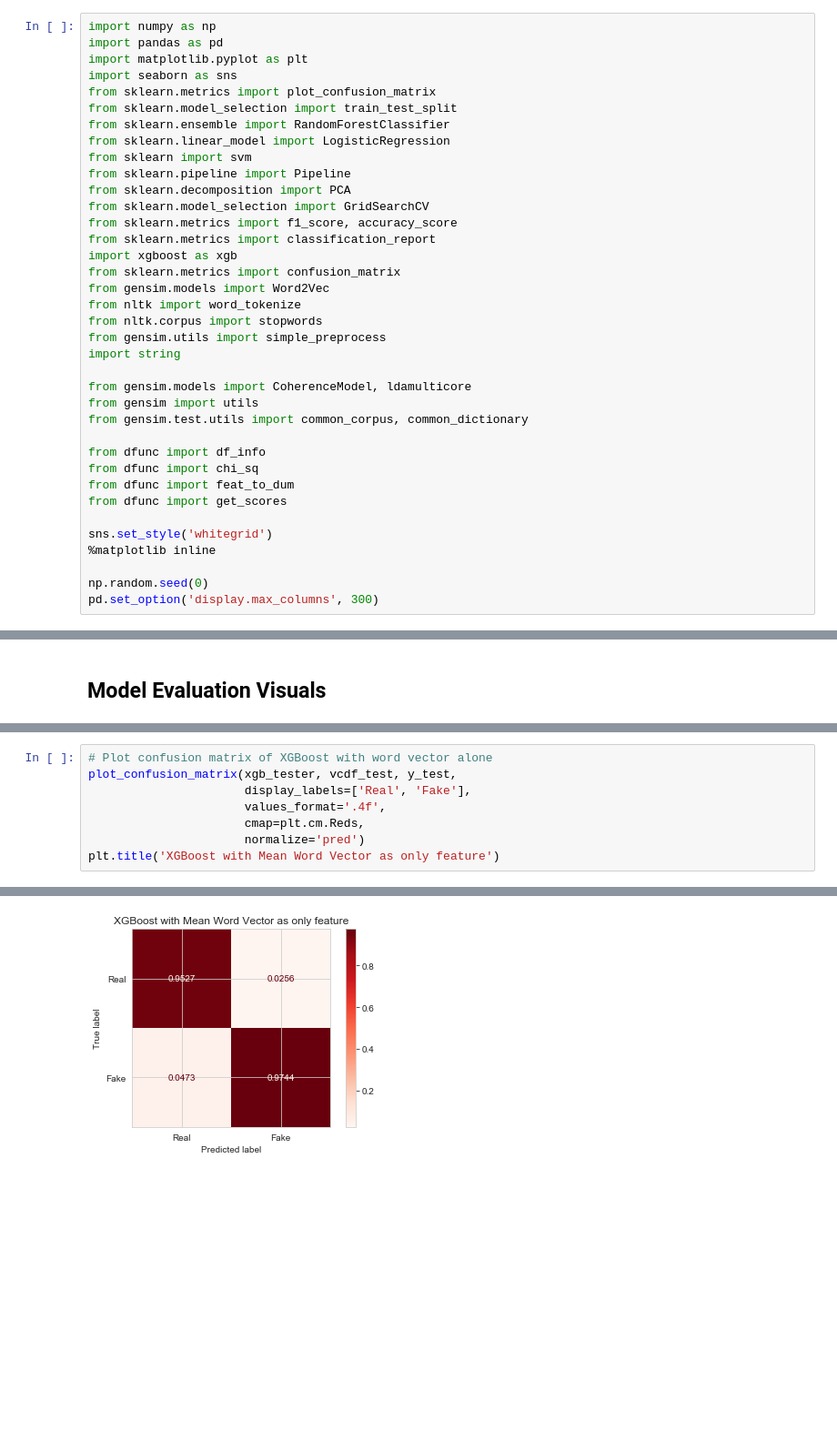
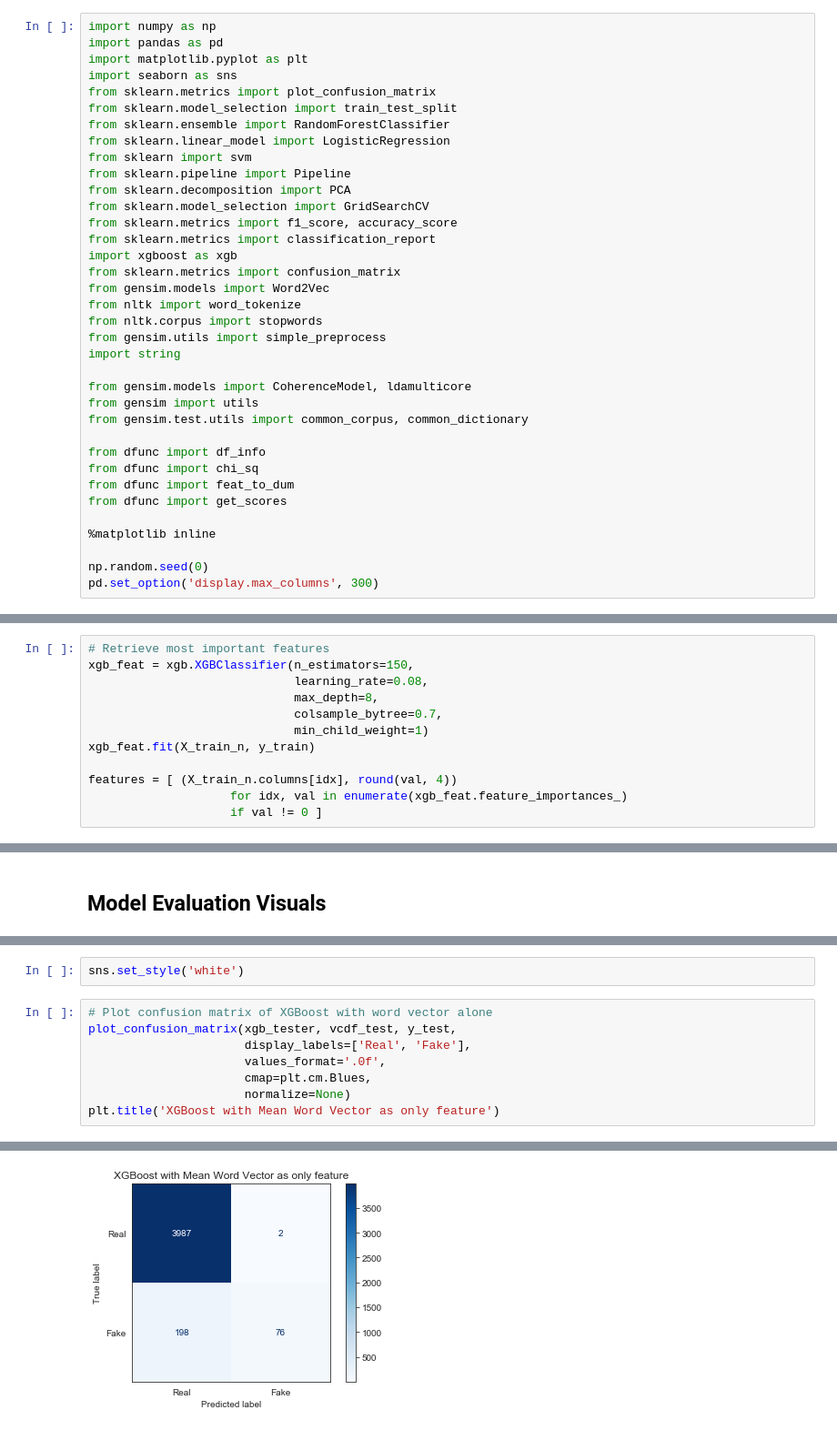
Before and after one commit to wplam107/NLP_Project, a Jupyter notebook: Mod6_models.ipynb, the cells around one changed output, grey strips where cells are left out. Shown: that part at 91% size. Saved outputs shown, nothing was run; the diff lists cells and outputs as text; blank space fills up the shorter version.

```diff
--- a/Mod6_models.ipynb
+++ b/Mod6_models.ipynb
@@ -32,7 +32,6 @@ from dfunc import chi_sq
 from dfunc import feat_to_dum
 from dfunc import get_scores
 
-sns.set_style('whitegrid')
 %matplotlib inline
 
 np.random.seed(0)
@@ -323,0 +361,12 @@ get_scores(xgb_mod, X_test_n, y_test)
+# %%
+# Retrieve most important features
+xgb_feat = xgb.XGBClassifier(n_estimators=150,
+                             learning_rate=0.08,
+                             max_depth=8,
+                             colsample_bytree=0.7,
+                             min_child_weight=1)
+xgb_feat.fit(X_train_n, y_train)
+
+features = [ (X_train_n.columns[idx], round(val, 4))
+                    for idx, val in enumerate(xgb_feat.feature_importances_)
+                    if val != 0 ]
@@ -592,11 +726,13 @@ for title, classifier, X_test in classifiers:
+# %%
+sns.set_style('white')
 # %%
 # Plot confusion matrix of XGBoost with word vector alone
 plot_confusion_matrix(xgb_tester, vcdf_test, y_test,
                       display_labels=['Real', 'Fake'],
-                      values_format='.4f',
-                      cmap=plt.cm.Reds,
-                      normalize='pred')
+                      values_format='.0f',
+                      cmap=plt.cm.Blues,
+                      normalize=None)
 plt.title('XGBoost with Mean Word Vector as only feature')
 # %% [output]
 Text(0.5, 1.0, 'XGBoost with Mean Word Vector as only feature')
-[figure, old version]
+[figure, new version]
```
Also changed, not shown: parts of 17 cells of this notebook, 1 other file.
